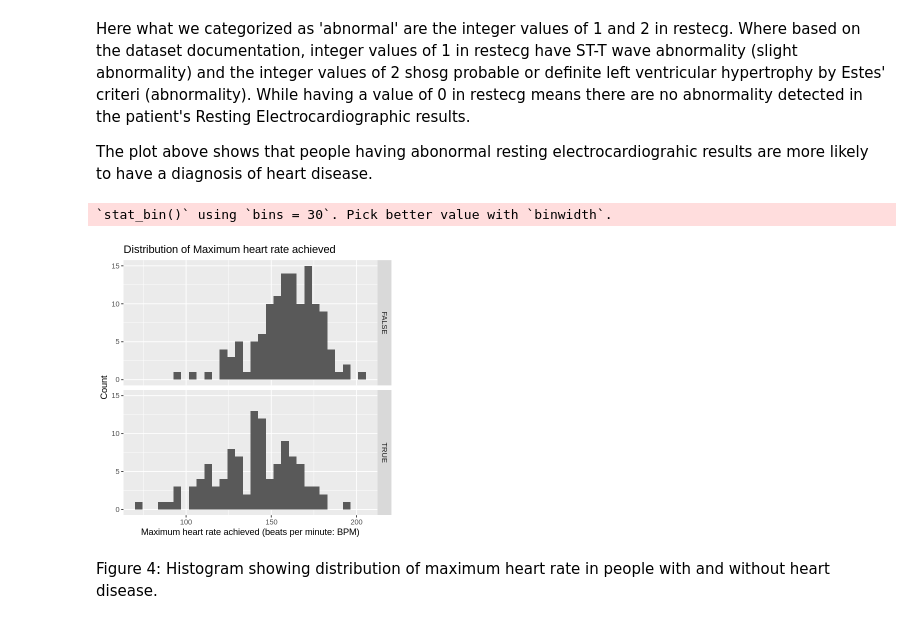
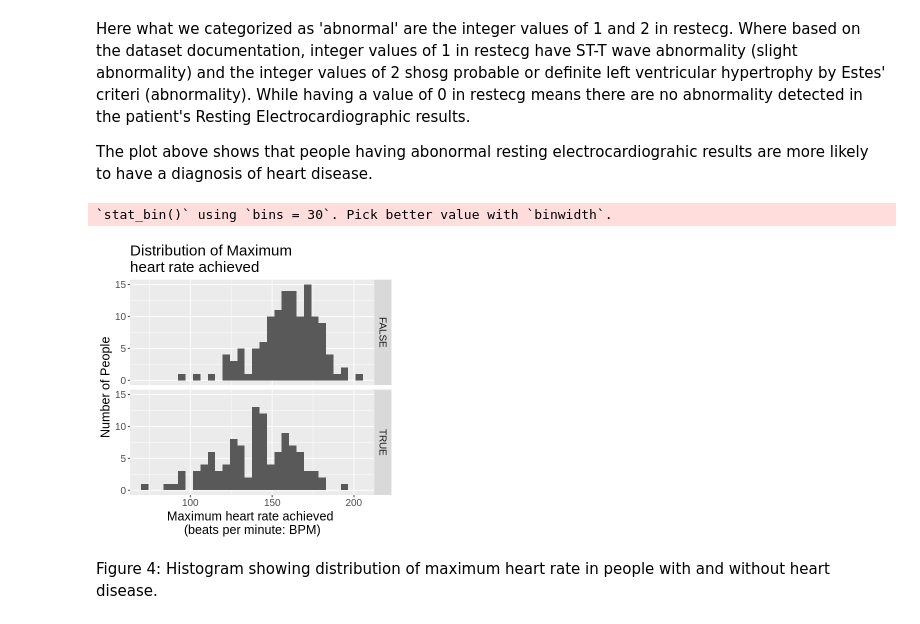
Before and after one commit to wtarit/dsci-100-project, a Jupyter notebook: group_report.ipynb, the cells around one changed output. Cells and saved outputs as stored; diff of their text form; code cells hidden in the pictures.

```diff
--- a/group_report.ipynb
+++ b/group_report.ipynb
@@ -231,15 +231,16 @@ The plot above shows that people having abonormal resting  electrocardiograhic r
 # %%
 thalach_dist <- ggplot(heart_disease_train, aes(x = thalach)) +
     geom_histogram() +
     facet_grid(rows = vars(Class)) +
-    ggtitle("Distribution of Maximum heart rate achieved") +
-    xlab("Maximum heart rate achieved (beats per minute: BPM)") +
-    ylab("Count")
+    ggtitle("Distribution of Maximum \nheart rate achieved") +
+    xlab("Maximum heart rate achieved \n(beats per minute: BPM)") +
+    ylab("Number of People") +
+    theme(text = element_text(size = 15))
 
 thalach_dist
 # %% [output]
 `stat_bin()` using `bins = 30`. Pick better value with `binwidth`.
-[figure, old version]
+[figure, new version]
 # %% [markdown]
 Figure 4: Histogram showing distribution of maximum heart rate in people with and without heart disease.
 # %% [markdown]
```
Also changed, not shown: parts of 1 cell of this notebook.
